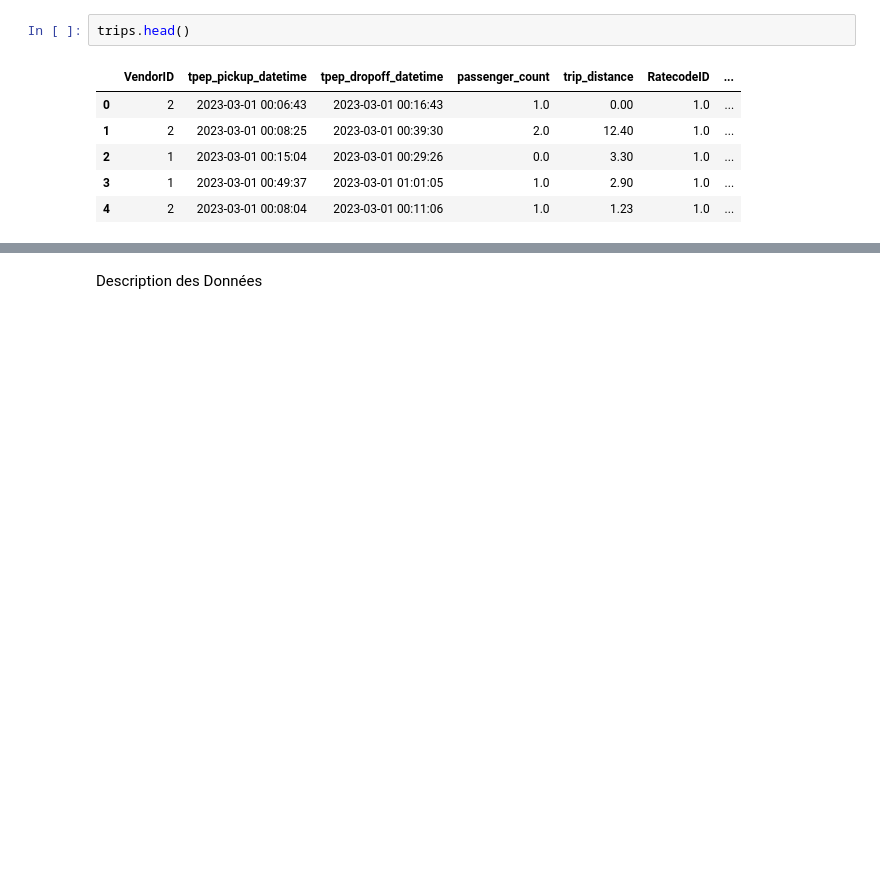
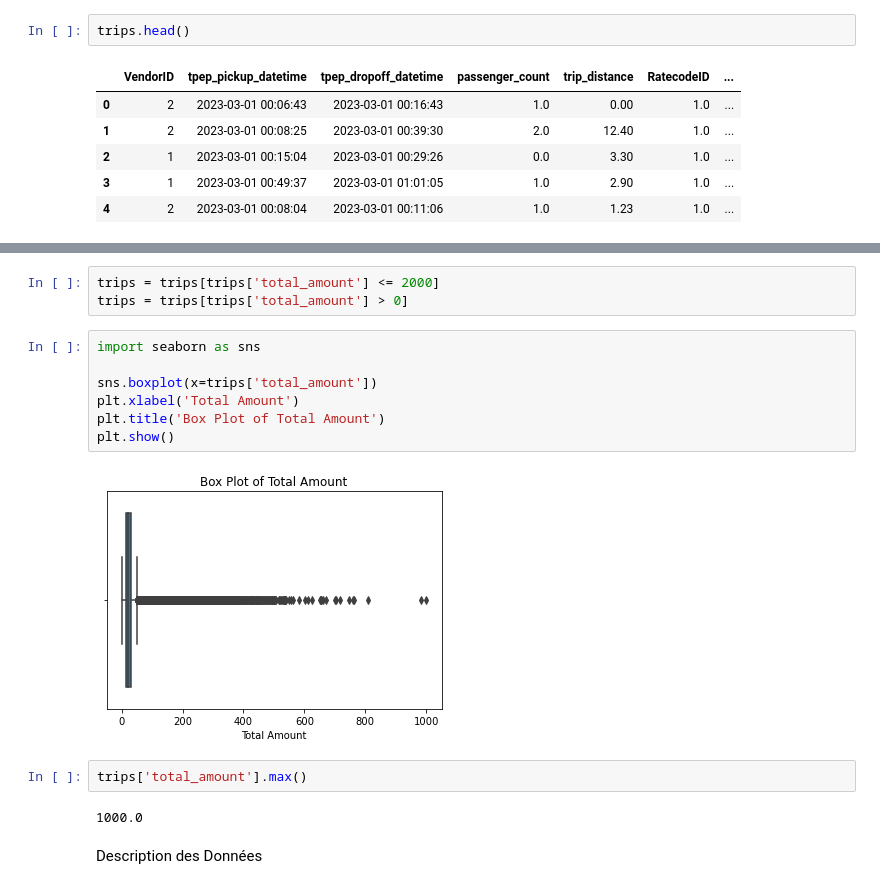
Before and after one commit to PantsuAsmita/ProjetTaxi, a Jupyter notebook: Projet Taxi.ipynb, the cells around one changed output, grey strips where cells are left out. Drawn from its saved outputs; the diff is of its cells as text; blank space fills up the shorter version.

```diff
--- a/Projet Taxi.ipynb
+++ b/Projet Taxi.ipynb
@@ -38,3 +69,19 @@ trips.head()
+# %%
+trips = trips[trips['total_amount'] <= 2000]
+trips = trips[trips['total_amount'] > 0]
+# %%
+import seaborn as sns
+
+sns.boxplot(x=trips['total_amount'])
+plt.xlabel('Total Amount')
+plt.title('Box Plot of Total Amount')
+plt.show()
+# %% [output]
+[figure, added]
+# %%
+trips['total_amount'].max()
+# %% [output]
+1000.0
 # %% [markdown]
 Description des Données
 # %%
```
Also changed, not shown: parts of 77 cells of this notebook.
